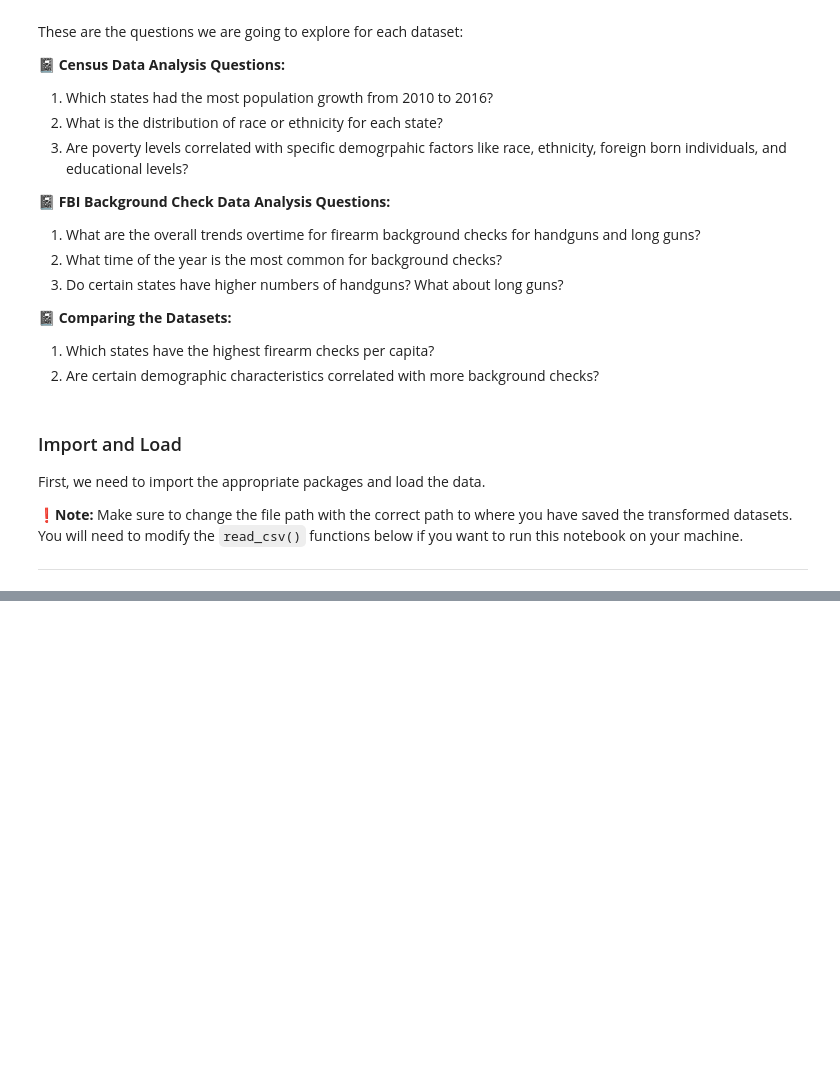
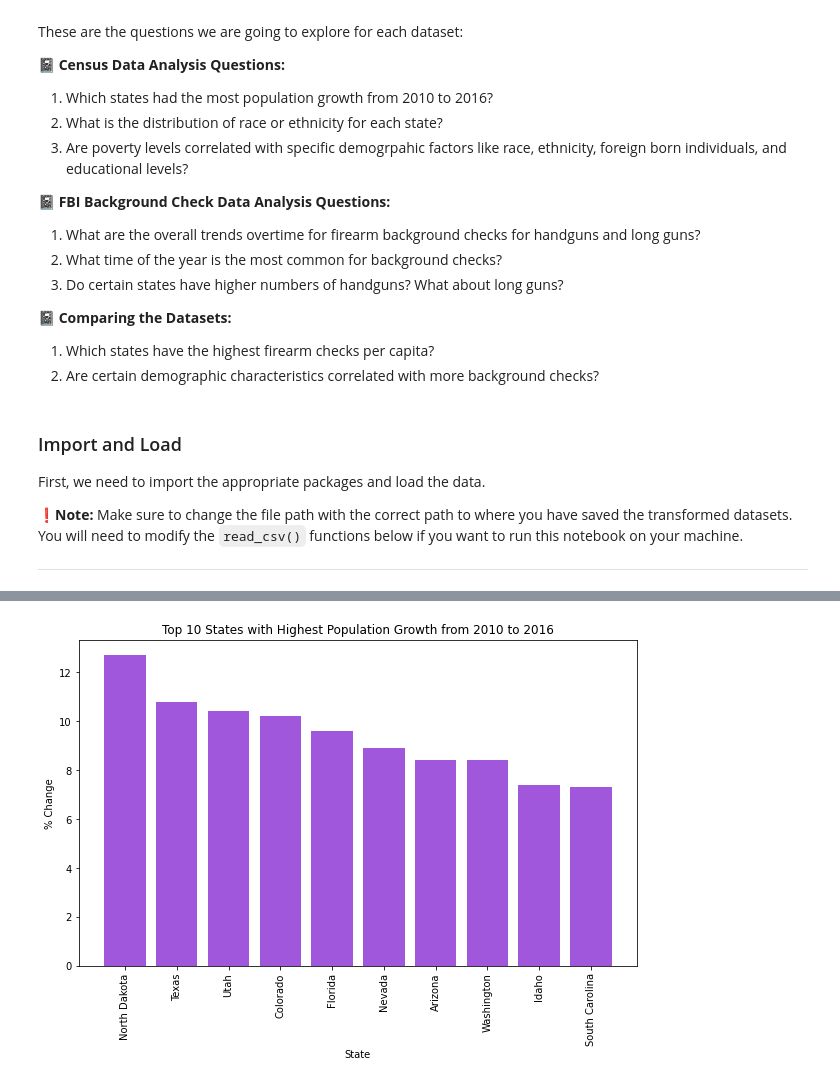
Before and after one commit to dezertdweller/fbi-gun-background-checks, a Jupyter notebook: investigate-a-dataset-project-klg.ipynb, the cells around one changed output, grey strips where cells are left out. Saved outputs shown, nothing was run; the diff lists cells and outputs as text; code cells hidden in the pictures; blank space fills up the shorter version.

```diff
--- a/investigate-a-dataset-project-klg.ipynb
+++ b/investigate-a-dataset-project-klg.ipynb
@@ -219,0 +215,8 @@ df_fbi = pd.read_csv('/Users/katialopes-gilbert/data-files/ncis-and-census-data/
+# %%
+# First I want to sort the census data by the % population growth column in descending order.
+# Then I want to create a dataframe with only the top 10 states for population growth.
+
+percent_change = df_census.sort_values(by='Population Percent Change 2010-2016', ascending=False)
+df_top_10_percent_change = percent_change[['State','Population Percent Change 2010-2016']].head(10)
+df_top_10_percent_change['Population Percent Change 2010-2016'] = df_top_10_percent_change['Population Percent Change 2010-2016'] * 100
+df_top_10_percent_change
@@ -219,0 +235,12 @@ df_fbi = pd.read_csv('/Users/katialopes-gilbert/data-files/ncis-and-census-data/
+# %%
+# Now I want to represent this table visually.
+
+fig, ax = plt.subplots(figsize=(10,6))
+ax.bar(df_top_10_percent_change['State'], df_top_10_percent_change['Population Percent Change 2010-2016'], color=colors[6])
+ax.set_xlabel('State')
+ax.set_ylabel('% Change')
+ax.set_title('Top 10 States with Highest Population Growth from 2010 to 2016')
+plt.xticks(rotation=90)
+plt.show()
+# %% [output]
+[figure, added]
```
Also changed, not shown: parts of 43 cells of this notebook.
